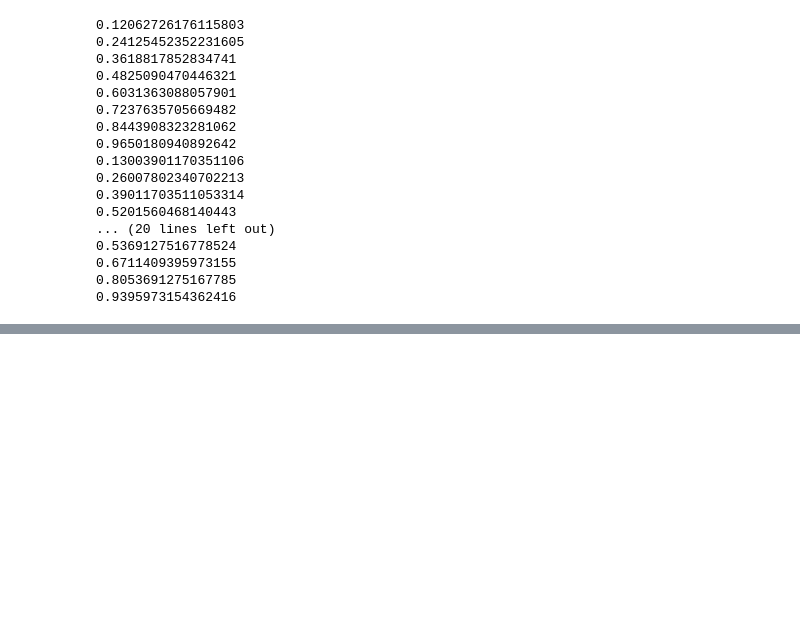
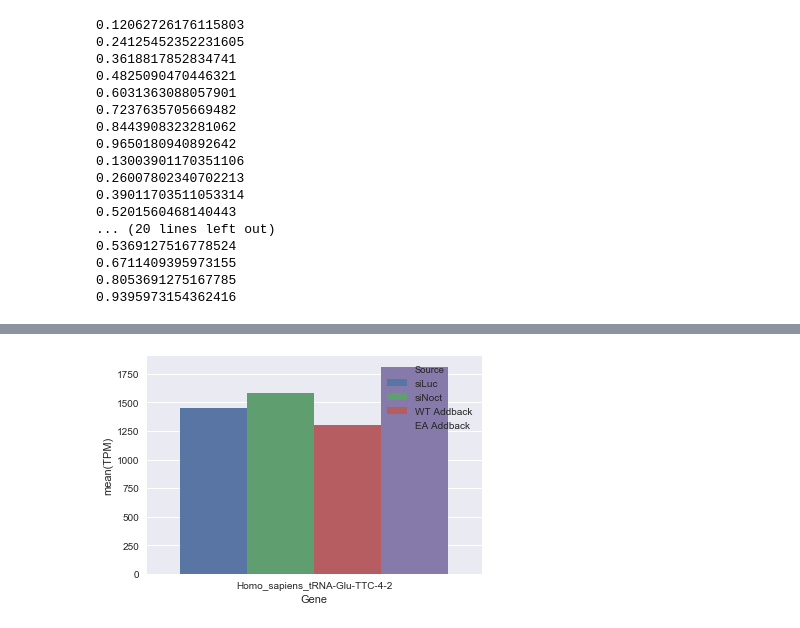
Before and after one commit to TimNicholsonShaw/AnOThER-Seq, a Jupyter notebook: notebooks/nocturnin.ipynb, the cells around one changed output, grey strips where cells are left out. Saved outputs shown, nothing was run; the diff lists cells and outputs as text; code cells hidden in the pictures; blank space fills up the shorter version.

```diff
--- a/notebooks/nocturnin.ipynb
+++ b/notebooks/nocturnin.ipynb
@@ -265,8 +263,3 @@ can_Arr = [Luc_Noct_Cans,Noct_WT_Cans,WT_EA_Cans,Luc_EA_Cans,Luc_WT_Cans]
 
 mat_cans = pd.read_csv('Maturation_Candidates.csv',index_col=1).drop('Unnamed: 0',axis=1)
 dec_cans = pd.read_csv('Decay_Candidates.csv',index_col=1).drop('Unnamed: 0',axis=1)
-# %%
-df = pd.read_csv(folderLoc+"NoctVsWT_candidates.csv",index_col=False)
-df.head(10)
-# %%
-df = filtControl[filtControl['Gene'].str.contains('Mt_tRNA')]
@@ -273 +288,10 @@ df = filtControl[filtControl['Gene'].str.contains('Mt_tRNA')]
+# %%
+# Plot TPM
+def plotTPM(df,transcript):
+    data = df[df['Gene']==transcript]
+    sns.barplot(y='TPM', x='Gene',data=data, hue='Source')
+
+plotTPM(TPM, "Homo_sapiens_tRNA-Glu-TTC-4-2")
+# %% [output]
+[figure, added]
 # %%
```
Also changed, not shown: parts of 13 cells of this notebook.
